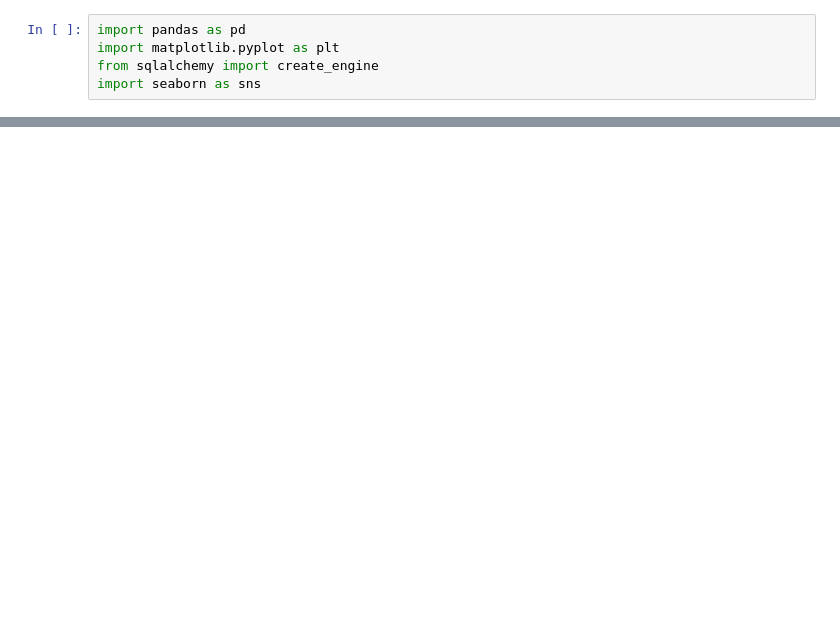
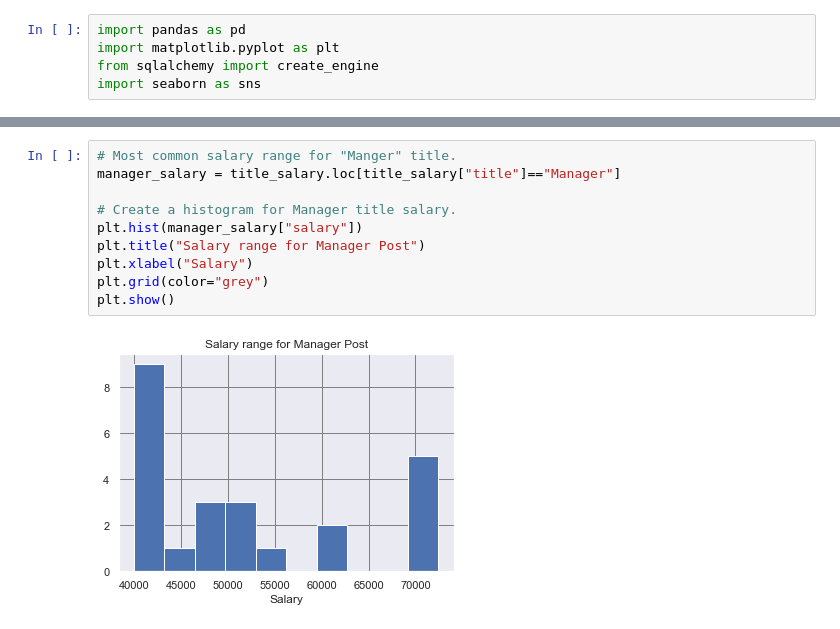
Before and after one commit to ravipatel0113/SQL_Challenge, a Jupyter notebook: Employee_SQL/Bonus/Bonus_part.ipynb, the cells around one changed output, grey strips where cells are left out. Drawn from its saved outputs; the diff is of its cells as text; blank space fills up the shorter version.

```diff
--- a/Employee_SQL/Bonus/Bonus_part.ipynb
+++ b/Employee_SQL/Bonus/Bonus_part.ipynb
@@ -188,0 +142,12 @@ epilogue
+# %%
+# Most common salary range for "Manger" title.
+manager_salary = title_salary.loc[title_salary["title"]=="Manager"]
+
+# Create a histogram for Manager title salary.
+plt.hist(manager_salary["salary"])
+plt.title("Salary range for Manager Post")
+plt.xlabel("Salary")
+plt.grid(color="grey")
+plt.show()
+# %% [output]
+[figure, added]
```
Also changed, not shown: parts of 38 cells of this notebook.
